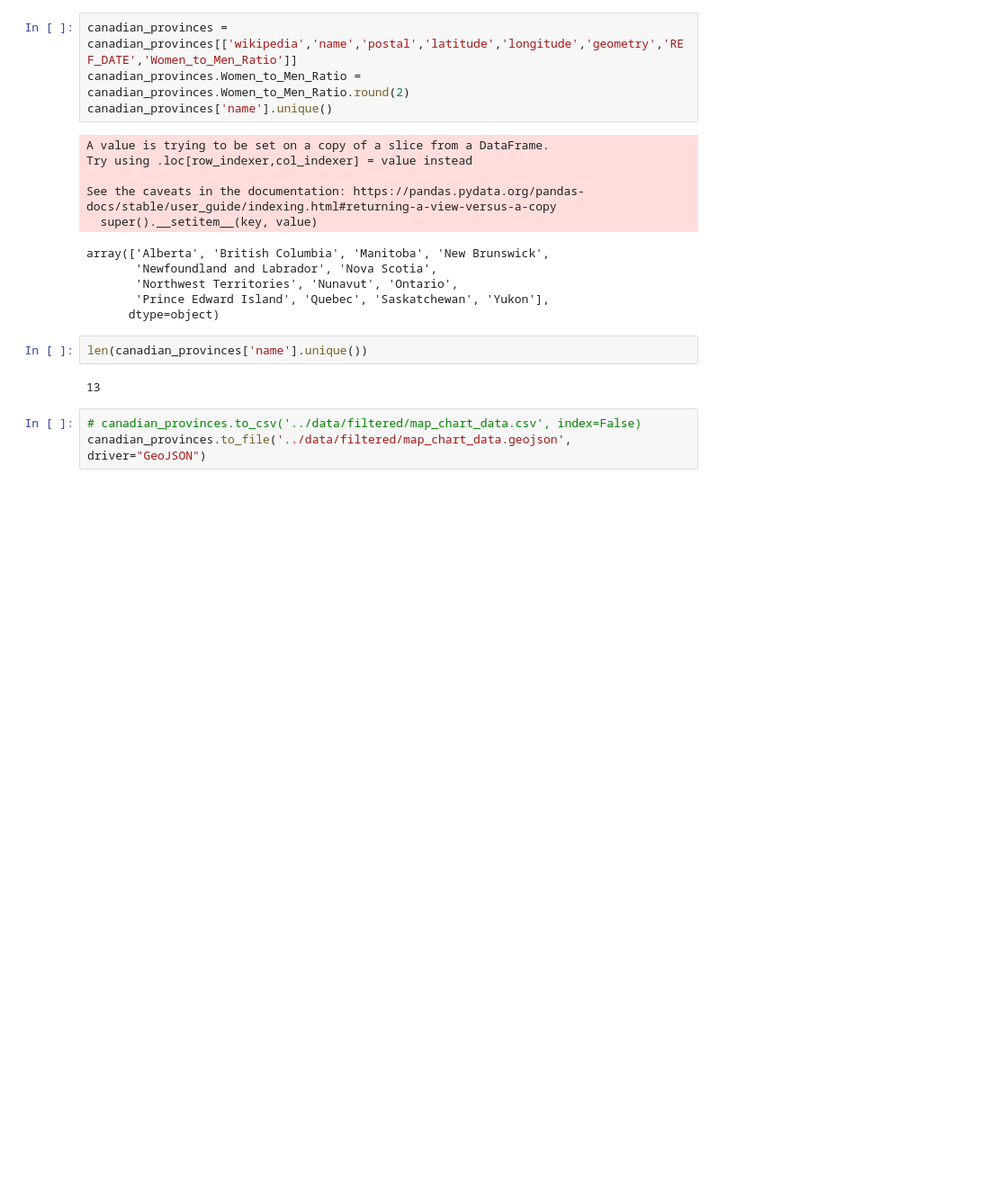
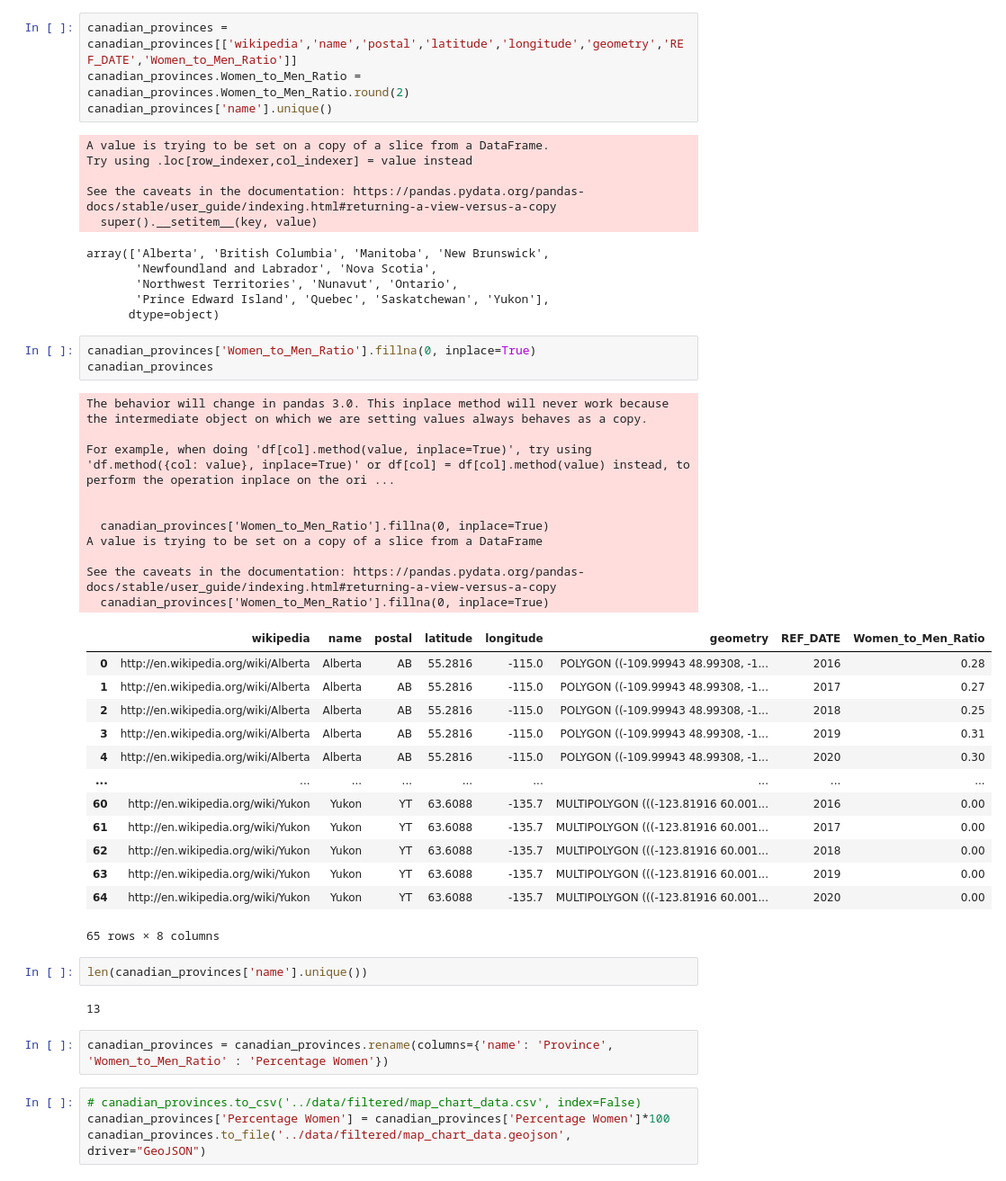
Before and after one commit to karan-khubdikar/DSCI-532_2024_13_Juno, a Jupyter notebook: notebooks/practice_code_chart.ipynb, the cells around one changed output. Shown at 90% size. Drawn from its saved outputs; the diff is of its cells as text; blank space fills up the shorter version.

```diff
--- a/notebooks/practice_code_chart.ipynb
+++ b/notebooks/practice_code_chart.ipynb
@@ -160,12 +158,42 @@ array(['Alberta', 'British Columbia', 'Manitoba', 'New Brunswick',
        'Northwest Territories', 'Nunavut', 'Ontario',
        'Prince Edward Island', 'Quebec', 'Saskatchewan', 'Yukon'],
       dtype=object)
+# %%
+canadian_provinces['Women_to_Men_Ratio'].fillna(0, inplace=True)
+canadian_provinces
+# %% [output]
+The behavior will change in pandas 3.0. This inplace method will never work because the intermediate object on which we are setting values always behaves as a copy.
+
+For example, when doing 'df[col].method(value, inplace=True)', try using 'df.method({col: value}, inplace=True)' or df[col] = df[col].method(value) instead, to perform the operation inplace on the ori ...
+
+
+  canadian_provinces['Women_to_Men_Ratio'].fillna(0, inplace=True)
+A value is trying to be set on a copy of a slice from a DataFrame
+
+See the caveats in the documentation: https://pandas.pydata.org/pandas-docs/stable/user_guide/indexing.html#returning-a-view-versus-a-copy
+  canadian_provinces['Women_to_Men_Ratio'].fillna(0, inplace=True)
+|  | wikipedia | name | postal | latitude | longitude | geometry | REF_DATE | Women_to_Men_Ratio |
+| 0 | http://en.wikipedia.org/wiki/Alberta | Alberta | AB | 55.2816 | -115.0 | POLYGON ((-109.99943 48.99308, -1... | 2016 | 0.28 |
+| 1 | http://en.wikipedia.org/wiki/Alberta | Alberta | AB | 55.2816 | -115.0 | POLYGON ((-109.99943 48.99308, -1... | 2017 | 0.27 |
+| 2 | http://en.wikipedia.org/wiki/Alberta | Alberta | AB | 55.2816 | -115.0 | POLYGON ((-109.99943 48.99308, -1... | 2018 | 0.25 |
+| 3 | http://en.wikipedia.org/wiki/Alberta | Alberta | AB | 55.2816 | -115.0 | POLYGON ((-109.99943 48.99308, -1... | 2019 | 0.31 |
+| 4 | http://en.wikipedia.org/wiki/Alberta | Alberta | AB | 55.2816 | -115.0 | POLYGON ((-109.99943 48.99308, -1... | 2020 | 0.30 |
+| ... | ... | ... | ... | ... | ... | ... | ... | ... |
+| 60 | http://en.wikipedia.org/wiki/Yukon | Yukon | YT | 63.6088 | -135.7 | MULTIPOLYGON (((-123.81916 60.001... | 2016 | 0.00 |
+| 61 | http://en.wikipedia.org/wiki/Yukon | Yukon | YT | 63.6088 | -135.7 | MULTIPOLYGON (((-123.81916 60.001... | 2017 | 0.00 |
+| 62 | http://en.wikipedia.org/wiki/Yukon | Yukon | YT | 63.6088 | -135.7 | MULTIPOLYGON (((-123.81916 60.001... | 2018 | 0.00 |
+| 63 | http://en.wikipedia.org/wiki/Yukon | Yukon | YT | 63.6088 | -135.7 | MULTIPOLYGON (((-123.81916 60.001... | 2019 | 0.00 |
+| 64 | http://en.wikipedia.org/wiki/Yukon | Yukon | YT | 63.6088 | -135.7 | MULTIPOLYGON (((-123.81916 60.001... | 2020 | 0.00 |
+65 rows × 8 columns
 # %%
 len(canadian_provinces['name'].unique())
 # %% [output]
 13
+# %%
+canadian_provinces = canadian_provinces.rename(columns={'name': 'Province', 'Women_to_Men_Ratio' : 'Percentage Women'})
 # %%
 # canadian_provinces.to_csv('../data/filtered/map_chart_data.csv', index=False)
+canadian_provinces['Percentage Women'] = canadian_provinces['Percentage Women']*100
 canadian_provinces.to_file('../data/filtered/map_chart_data.geojson', driver="GeoJSON")
 # %%
 import geopandas as gpd
```
Also changed, not shown: parts of 7 cells of this notebook, 2 other files.
